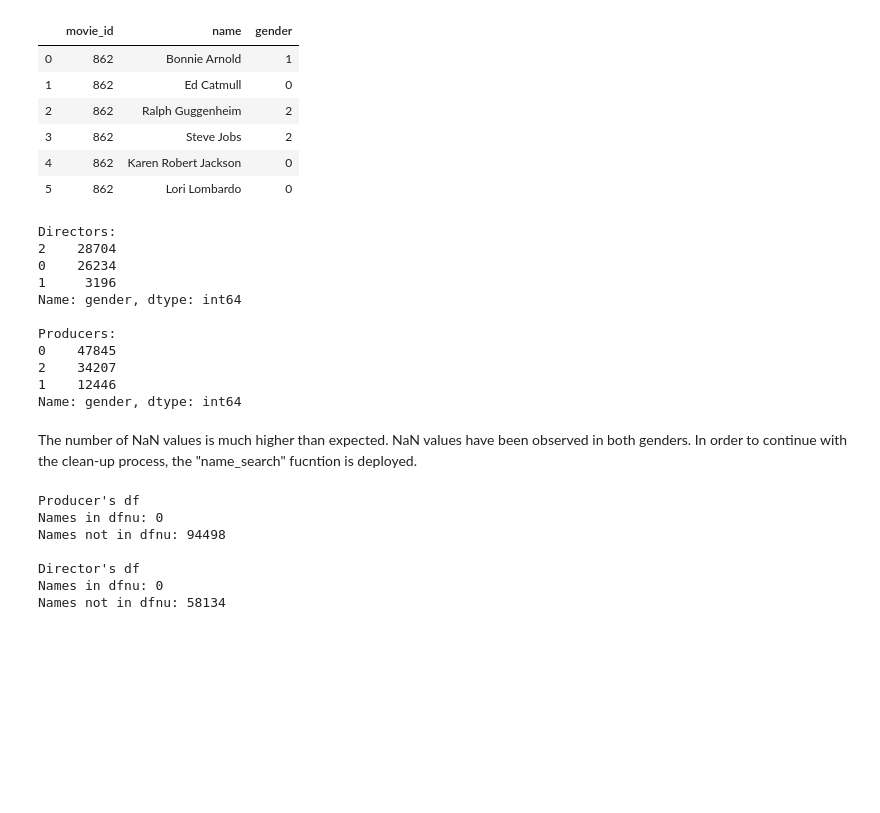
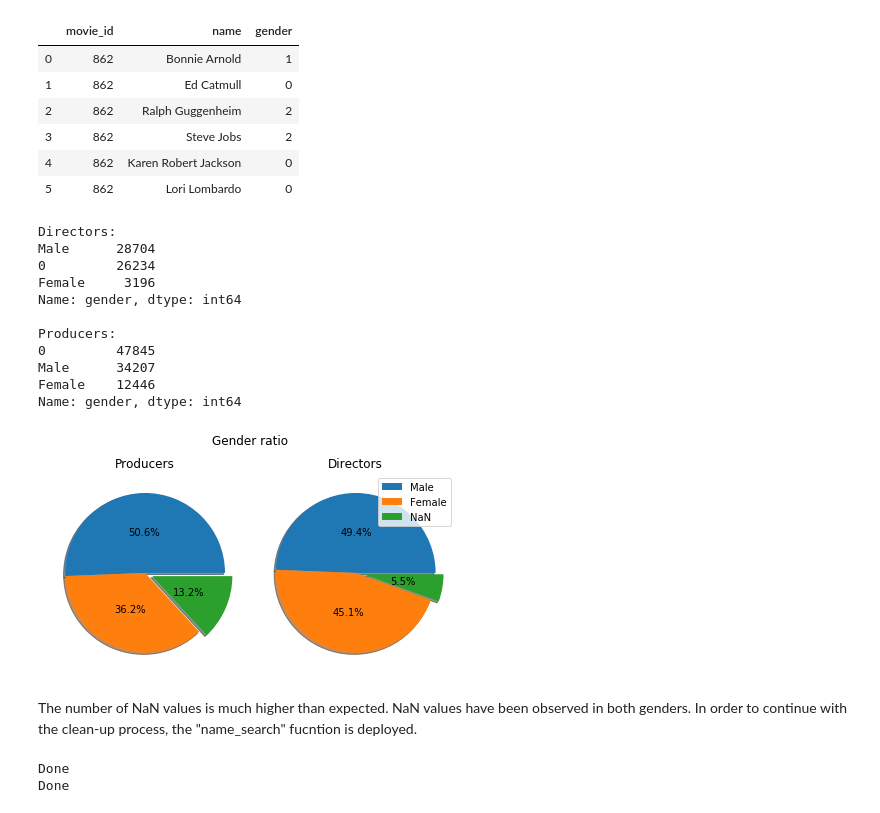
Before and after one commit to Dibmar/DAANMO_Project, a Jupyter notebook: Projects/DAANMO/credits_exp.ipynb, the cells around one changed output. Saved outputs shown, nothing was run; the diff lists cells and outputs as text; code cells hidden in the pictures; blank space fills up the shorter version.

```diff
--- a/Projects/DAANMO/credits_exp.ipynb
+++ b/Projects/DAANMO/credits_exp.ipynb
@@ -321,34 +308,57 @@ producers.head(6)
 | 3 | 862 | Steve Jobs | 2 |
 | 4 | 862 | Karen Robert Jackson | 0 |
 | 5 | 862 | Lori Lombardo | 0 |
+# %%
+directors['gender'] = directors['gender'].apply(gender)
+producers['gender'] = producers['gender'].apply(gender)
 # %%
 pro_gend_count = producers.gender.value_counts()
 dir_gend_count = directors.gender.value_counts()
 print(f'Directors:\n{dir_gend_count}\n\nProducers:\n{pro_gend_count}')
 # %% [output]
 Directors:
-2    28704
-0    26234
-1     3196
+Male      28704
+0         26234
+Female     3196
 Name: gender, dtype: int64
 
 Producers:
-0    47845
-2    34207
-1    12446
+0         47845
+Male      34207
+Female    12446
 Name: gender, dtype: int64
+# %%
+data1 = pro_gend_count
+data2 = dir_gend_count
+
+labels = 'Male', 'Female', 'NaN'
+explode = 0, 0, 0.1
+
+# create a figure with two subplots
+fig, (ax1, ax2) = plt.subplots(1, 2)
+
+
+
+# plot each pie chart in a separate subplot
+ax1.pie(data1, autopct='%1.1f%%', startangle=0, explode= explode, shadow= True, pctdistance = 0.5, labeldistance = 1.2)
+ax2.pie(data2, autopct='%1.1f%%', startangle=0, explode= explode, shadow= True, pctdistance = 0.5, labeldistance = 1.2)
+
+
+# Legend and titles
+plt.legend(labels, loc= 'best')
+plt.suptitle('Gender ratio', fontsize=12)
+ax1.set_title("Producers", loc='center', y=1)
+ax2.set_title("Directors", loc='center', y=1)
+
+plt.tight_layout()
+plt.show()
+# %% [output]
+[figure, added]
 # %% [markdown]
 The number of NaN values is much higher than expected. NaN values have been observed in both genders. In order to continue with the clean-up process, the "name_search" fucntion is deployed.
-# %%
-print ("Producer's df")
-name_search(producers)
-print ("\nDirector's df")
-name_search(directors)
-# %% [output]
-Producer's df
-Names in dfnu: 0
-Names not in dfnu: 94498
-
-Director's df
-Names in dfnu: 0
-Names not in dfnu: 58134
+# %%
+name_search(producers)
+name_search(directors)
+# %% [output]
+Done
+Done
```
Also changed, not shown: parts of 31 cells of this notebook, 4 other files.
